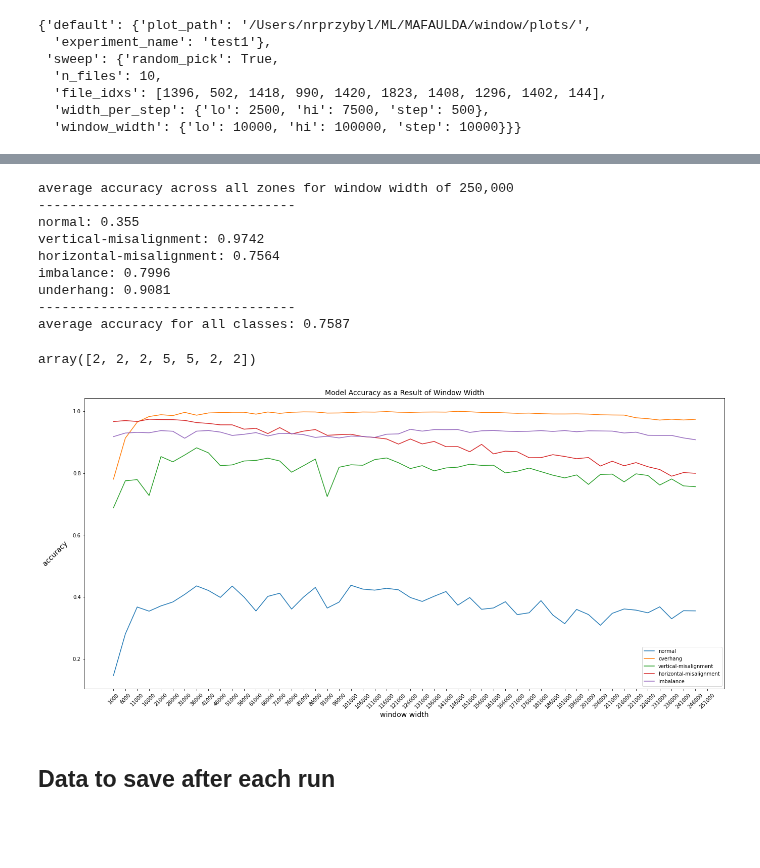
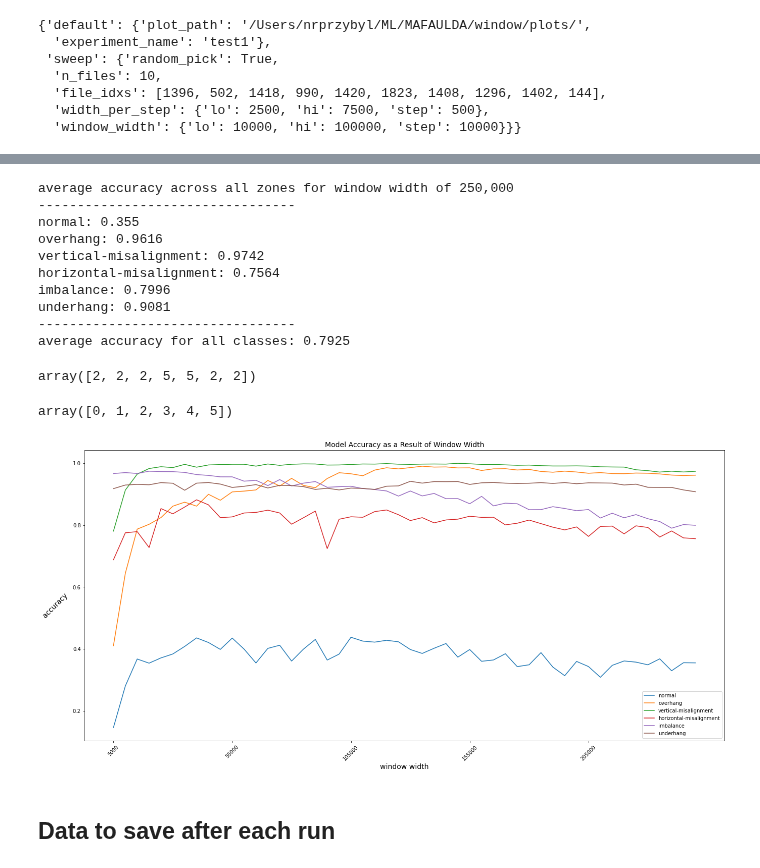
Before and after one commit to nprzybylski/window, a Jupyter notebook: sliding window.ipynb, the cells around one changed output, grey strips where cells are left out. Saved outputs shown, nothing was run; the diff lists cells and outputs as text; code cells hidden in the pictures; blank space fills up the shorter version.

```diff
--- a/sliding window.ipynb
+++ b/sliding window.ipynb
@@ -733,7 +733,7 @@ def sweep_window(config='/Users/nrprzybyl/ML/MAFAULDA/window/config/config.yaml'
     with open(f'{path}/out', 'w') as file:
         file.write(json.dumps(meta))
 # %%
-df = pd.read_csv('/Users/nrprzybyl/ML/MAFAULDA/data/complex_mafaulda_extended.csv')
+df = pd.read_csv('/Users/nrprzybyl/ML/MAFAULDA/data/complex_mafaulda_1sec.csv').drop('startPoint',axis=1)
 df.head()
 # %% [output]
 |  | axialUnderhang-Entropy | axialUnderhang-Kurtosis | axialUnderhang-Mean | axialUnderhang-F | axialUnderhang-2F | ... |
@@ -780,6 +764,6 @@ df[:1951]
 # %%
-X = df.loc[:1951].drop(columns=['class','path','CLASS'])
-y = df.loc[:1951]['class']
+X = df.drop(columns=['class','path','CLASS'])
+y = df['class']
 
 X_train, X_test, y_train, y_test = train_test_split(X, y, test_size=0.2,
                                                     shuffle=True, random_state=45,
@@ -854,7 +838,7 @@ utils['signals'] = S
 utils['columns'] = columns
 utils['classes'] = classDict
 utils['idxs'] = idxs
-with open('./utils/utils2.json', 'w') as file:
+with open('./utils/utils_1sec.json', 'w') as file:
     file.write(json.dumps(utils))
 # %%
 with open('./utils/utils1.json', 'r') as file:
@@ -948,5 +910,5 @@ array([[0.14613181, 0.28017241, 0.36743516, 0.35404624, 0.37101449,
 # %%
-labels = ['normal','vertical-misalignment','horizontal-misalignment','imbalance','underhang']
+# labels = ['normal','vertical-misalignment','horizontal-misalignment','imbalance','underhang']
 print(f'average accuracy across all zones for window width of 250,000\n---------------------------------')
 for i,a in enumerate(accs):
     print(f'{labels[i]}: {round(a[-1],4)}')
@@ -955,12 +917,13 @@ print(f'---------------------------------\naverage accuracy for all classes: {ro
 average accuracy across all zones for window width of 250,000
 ---------------------------------
 normal: 0.355
+overhang: 0.9616
 vertical-misalignment: 0.9742
 horizontal-misalignment: 0.7564
 imbalance: 0.7996
 underhang: 0.9081
 ---------------------------------
-average accuracy for all classes: 0.7587
+average accuracy for all classes: 0.7925
 # %%
 model.predict(X_test.loc[val_files[val_files['CLASS'] == 'normal'].index])
 # %% [output]
@@ -975,21 +938,26 @@ for i in range(len(n[0])):
     means.append(np.mean(n[:,i]))
 # %%
 n = np.array(all_accs)
+# %%
+np.arange(6)
+# %% [output]
+array([0, 1, 2, 3, 4, 5])
 # %%
 fig = plt.figure(figsize=(22,10))
 ax = fig.add_axes([0.1, 0.1, 0.8, 0.8])
 for i,a in enumerate(accs):
     ax.plot(a,label=labels[i])
 # plt.plot(means,label='mean',linewidth=4.5,linestyle='dashed',color='r')
 plt.legend()
-l=np.arange(1000,256000,5000)
+l=np.arange(5000,255000,5000)
 ax.set_xticks(np.arange(len(l)))
 ax.set_xticklabels(l,rotation=45)
 plt.xlabel('window width',fontdict={'size':14})
 plt.ylabel('accuracy                ',rotation=45,fontdict={'size':14})
 plt.title('Model Accuracy as a Result of Window Width',fontdict={'size':14});
+plt.locator_params(axis='x', nbins=5)
 # %% [output]
-[figure, old version]
+[figure, new version]
 # %% [markdown]
 ## Data to save after each run
 # %% [markdown]
```
Also changed, not shown: parts of 9 cells of this notebook, 4 other files.
